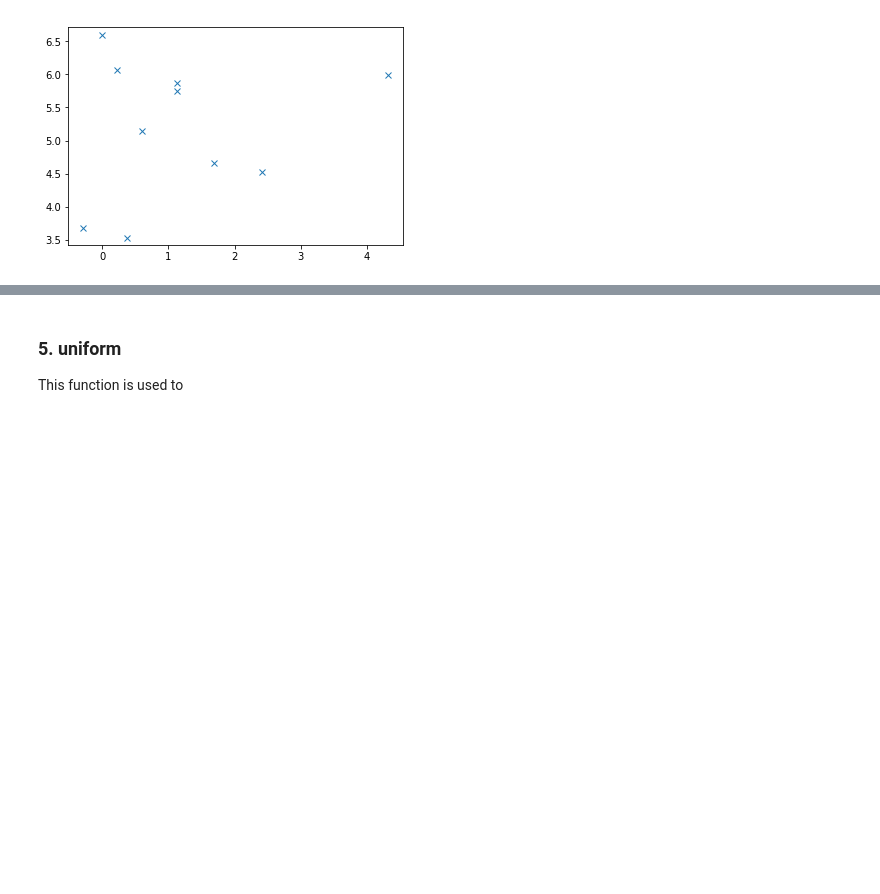
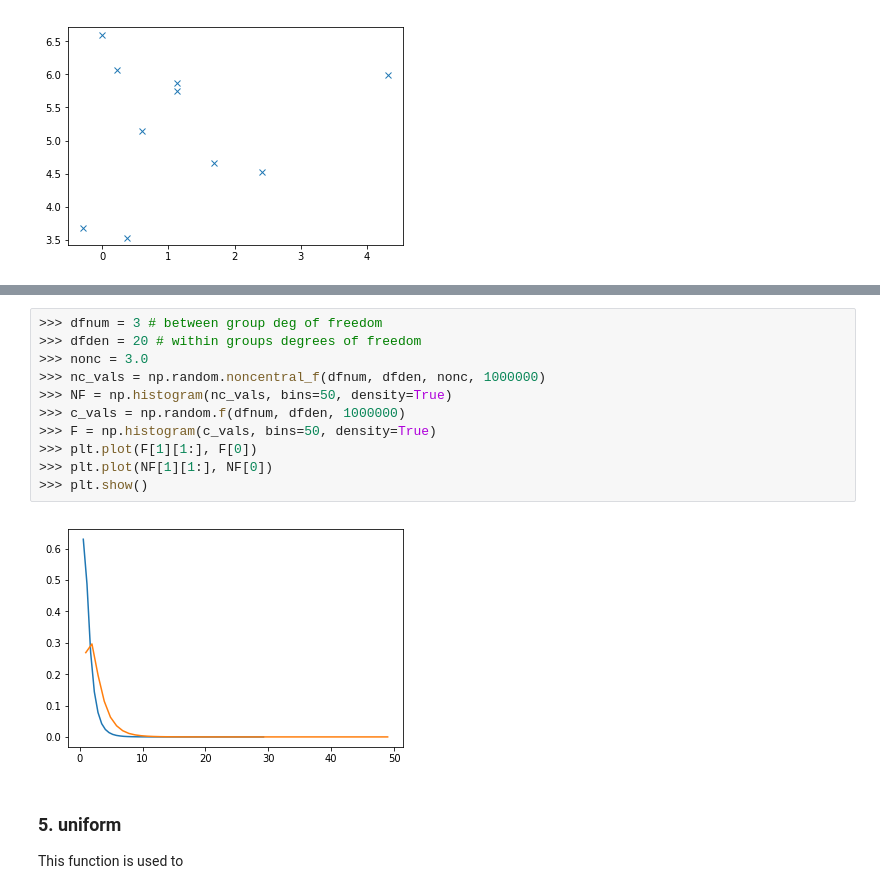
Before and after one commit to LauraBrogan/programming-assignment-2019, a Jupyter notebook: Programming Assignment 2019.ipynb, the cells around one changed output, grey strips where cells are left out. Saved outputs shown, nothing was run; the diff lists cells and outputs as text; blank space fills up the shorter version.

```diff
--- a/Programming Assignment 2019.ipynb
+++ b/Programming Assignment 2019.ipynb
@@ -146,3 +168,16 @@ This function is used to
+# %%
+>>> dfnum = 3 # between group deg of freedom
+>>> dfden = 20 # within groups degrees of freedom
+>>> nonc = 3.0
+>>> nc_vals = np.random.noncentral_f(dfnum, dfden, nonc, 1000000)
+>>> NF = np.histogram(nc_vals, bins=50, density=True)
+>>> c_vals = np.random.f(dfnum, dfden, 1000000)
+>>> F = np.histogram(c_vals, bins=50, density=True)
+>>> plt.plot(F[1][1:], F[0])
+>>> plt.plot(NF[1][1:], NF[0])
+>>> plt.show()
+# %% [output]
+[figure, added]
 # %% [markdown]
 ### 5. uniform ###
 This function is used to
```
Also changed, not shown: parts of 7 cells of this notebook.
